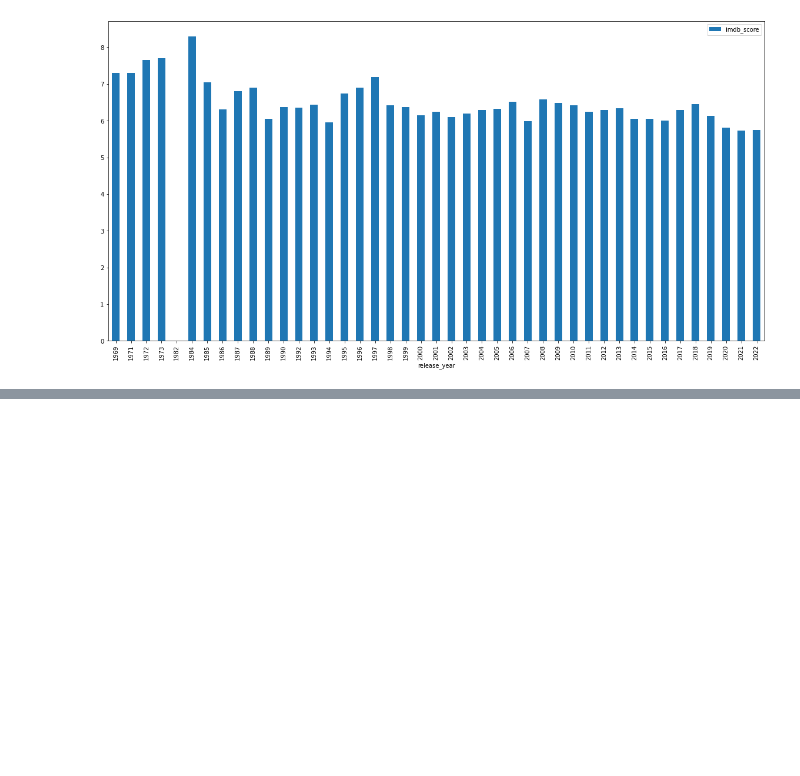
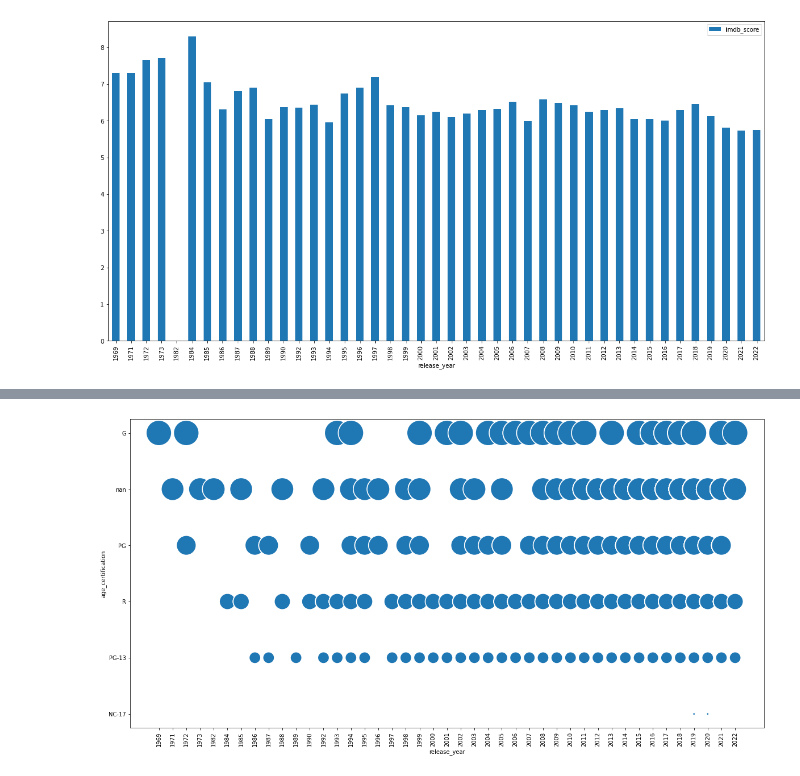
Before and after one commit to wbb-67/Hulu-Movies-and-TV-Data, a Jupyter notebook: Hulu Movie & TV Data Trends.ipynb, the cells around one changed output, grey strips where cells are left out. Drawn from its saved outputs; the diff is of its cells as text; code cells hidden in the pictures; blank space fills up the shorter version.

```diff
--- a/Hulu Movie & TV Data Trends.ipynb
+++ b/Hulu Movie & TV Data Trends.ipynb
@@ -83,0 +107,10 @@ plot_count = hulu_relyear_avgrating.plot.bar(x='release_year', y='imdb_score', f
+# %%
+# use the scatterplot function to build the bubble map
+plt.figure(figsize = (20,10))
+sns.scatterplot(data=hulu_age_cert, x="release_year", y="age_certification", size="age_certification", legend=False, sizes=(20, 2000))
+plt.xticks(rotation=90)
+
+# show the graph
+plt.show()
+# %% [output]
+[figure, added]
```
Also changed, not shown: parts of 6 cells of this notebook.
